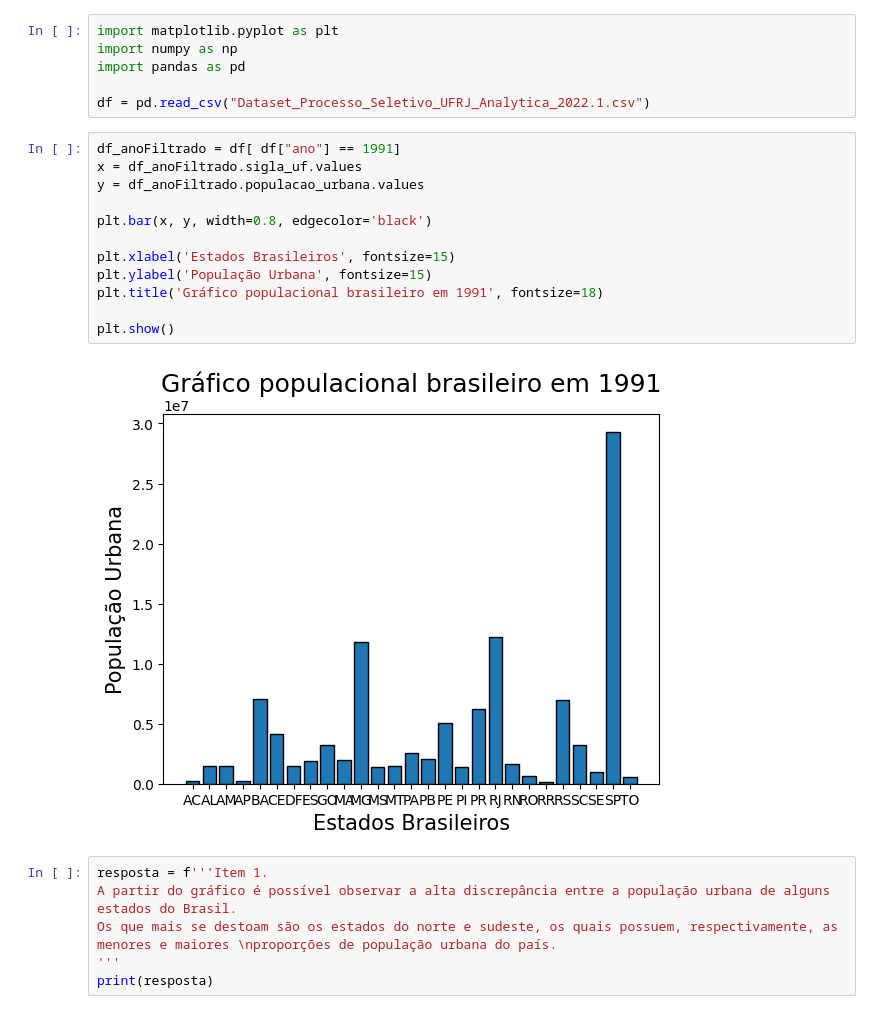
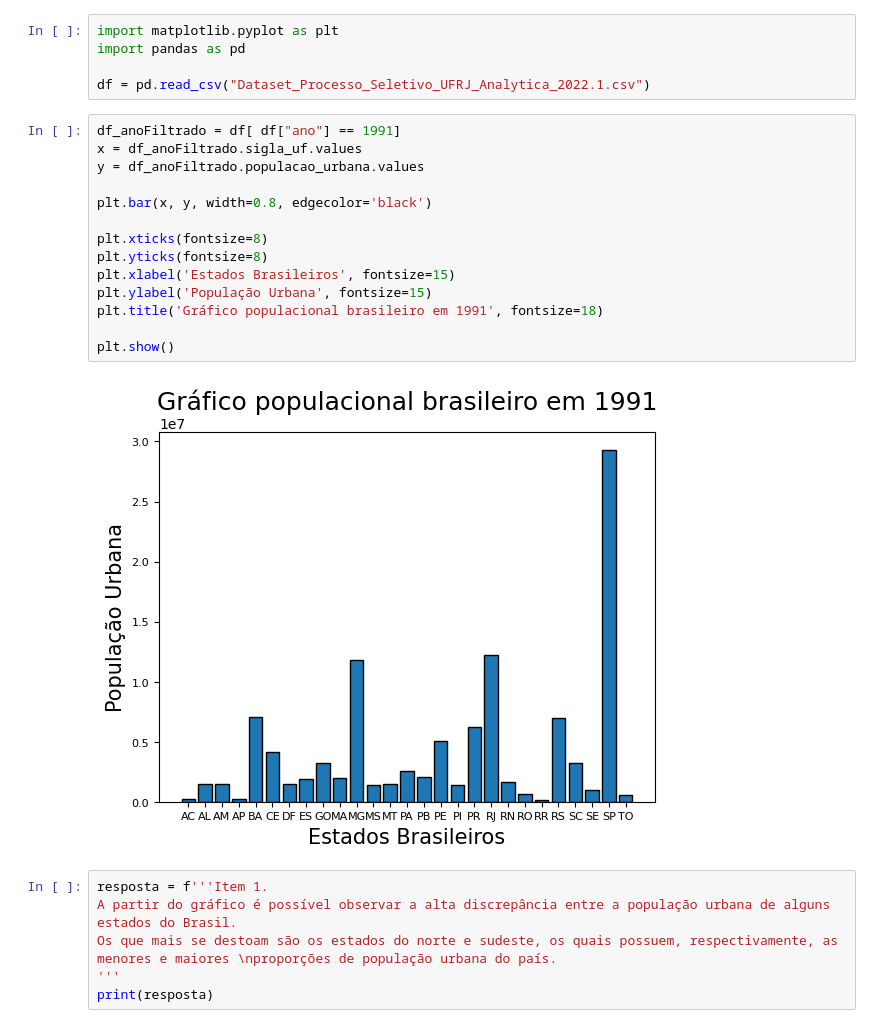
Before and after one commit to alantimb/ufrjAnalytica_PraticaA1, a Jupyter notebook: tarefa_A1_Exercicios_Matplotlib.ipynb, the cells around one changed output. Cells and saved outputs as stored; diff of their text form.

```diff
--- a/tarefa_A1_Exercicios_Matplotlib.ipynb
+++ b/tarefa_A1_Exercicios_Matplotlib.ipynb
@@ -1,23 +1,24 @@
 # %%
 import matplotlib.pyplot as plt
-import numpy as np
 import pandas as pd
 
 df = pd.read_csv("Dataset_Processo_Seletivo_UFRJ_Analytica_2022.1.csv")
 # %%
 df_anoFiltrado = df[ df["ano"] == 1991]
 x = df_anoFiltrado.sigla_uf.values
 y = df_anoFiltrado.populacao_urbana.values
 
 plt.bar(x, y, width=0.8, edgecolor='black')
 
+plt.xticks(fontsize=8)
+plt.yticks(fontsize=8)
 plt.xlabel('Estados Brasileiros', fontsize=15)
 plt.ylabel('População Urbana', fontsize=15)
 plt.title('Gráfico populacional brasileiro em 1991', fontsize=18)
 
 plt.show()
 # %% [output]
-[figure, old version]
+[figure, new version]
 # %%
 resposta = f'''Item 1.
 A partir do gráfico é possível observar a alta discrepância entre a população urbana de alguns estados do Brasil.
```
Also changed, not shown: parts of 3 cells of this notebook, 2 other files.
